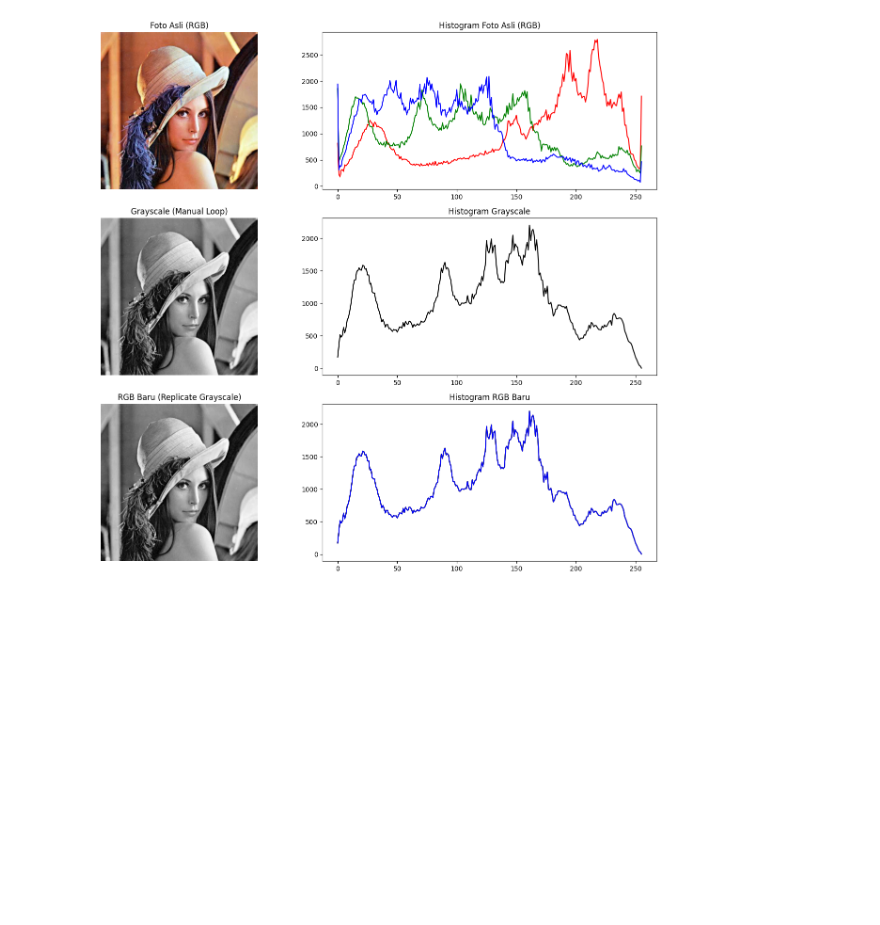
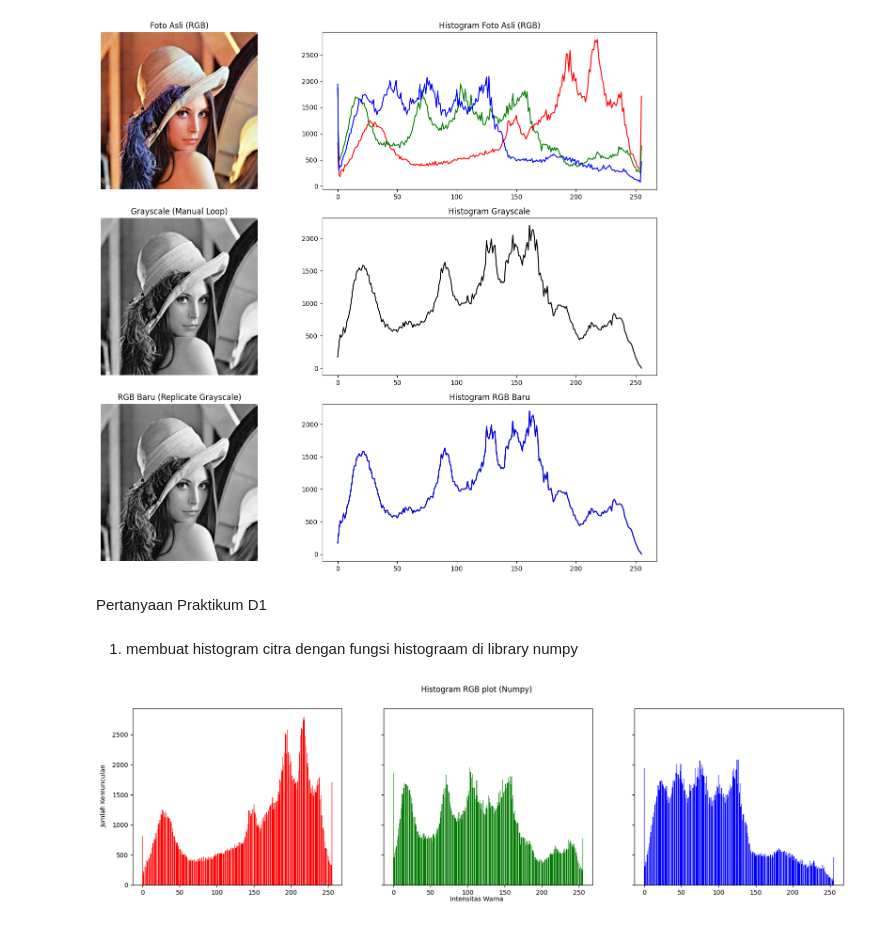
Before and after one commit to toraDK/ChatAppK3, a Jupyter notebook: Minggu5_28.ipynb, the cells around one changed output. Drawn from its saved outputs; the diff is of its cells as text; code cells hidden in the pictures; blank space fills up the shorter version.

Commit message:
Pertanyaan Praktikum D1

```diff
--- a/Minggu5_28.ipynb
+++ b/Minggu5_28.ipynb
@@ -154,3 +154,34 @@ plt.tight_layout()
 plt.show()
 # %% [output]
 [figure]
+# %% [markdown]
+Pertanyaan Praktikum D1
+# %% [markdown]
+1. membuat histogram citra dengan fungsi histograam di library numpy
+# %%
+# Muat gambar dan konversi ke RGB
+img = cv.imread('/content/drive/MyDrive/Polinema/tugasSemester5/PengolahanCitradanVisiKomputer/Pertemuan 5/Lena.jpg')
+img_rgb = cv.cvtColor(img, cv.COLOR_BGR2RGB)
+
+# Pisahkan saluran warna
+R, G, B = cv.split(img_rgb)
+
+# Hitung histogram menggunakan np.histogram()
+hist_r, bins_r = np.histogram(R.flatten(), 256, [0, 256])
+hist_g, bins_g = np.histogram(G.flatten(), 256, [0, 256])
+hist_b, bins_b = np.histogram(B.flatten(), 256, [0, 256])
+
+# Tampilkan plot histogram
+fig, axs = plt.subplots(1, 3, figsize=[20, 5], sharex=True, sharey=True)
+fig.suptitle('Histogram RGB plot (Numpy)')
+
+fig.text(0.09, 0.5, 'Jumlah Kemunculan', va='center', rotation='vertical')
+fig.text(0.5, 0.04, 'Intensitas Warna', ha='center')
+
+axs[0].bar(bins_r[:-1], hist_r, color='red')
+axs[1].bar(bins_g[:-1], hist_g, color='green')
+axs[2].bar(bins_b[:-1], hist_b, color='blue')
+
+plt.show()
+# %% [output]
+[figure, added]
```
Also changed, not shown: parts of 2 cells of this notebook.
